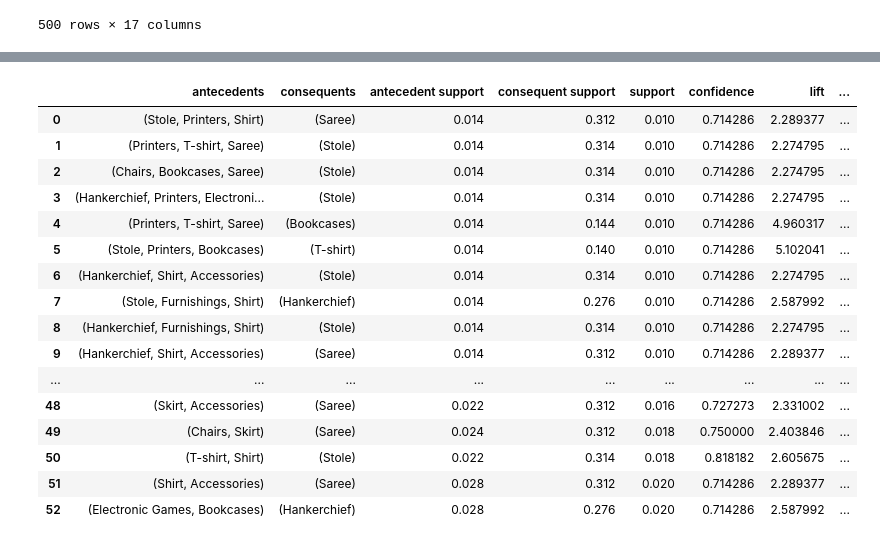
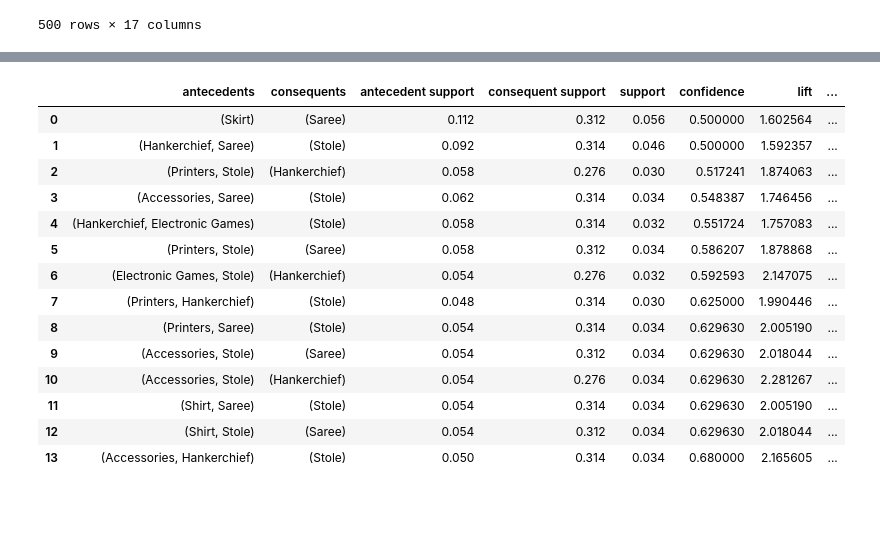
Before and after one commit to JayaWinata/E-Commerce-Market-Basket-Analysis, a Jupyter notebook: market_basket_analysis.ipynb, the cells around one changed output, grey strips where cells are left out. Drawn from its saved outputs; the diff is of its cells as text; code cells hidden in the pictures; blank space fills up the shorter version.

```diff
--- a/market_basket_analysis.ipynb
+++ b/market_basket_analysis.ipynb
@@ -102,5 +110,5 @@ basket_df
 # %%
-frequent_itemsets = apriori(basket_df,min_support=0.01,use_colnames=True).sort_values('support',ascending=False).reset_index(drop=True)
+frequent_itemsets = apriori(basket_df,min_support=0.03,use_colnames=True).sort_values('support',ascending=False).reset_index(drop=True)
 frequent_itemsets
 # %% [output]
 |  | support | itemsets |
@@ -121,21 +144,19 @@ frequent_itemsets
 # %%
-product_assosiation = association_rules(frequent_itemsets,metric='confidence',min_threshold=0.7).sort_values(['support','confidence']).reset_index(drop=True)
+product_assosiation = association_rules(frequent_itemsets,metric='confidence',min_threshold=.5).sort_values(['confidence']).reset_index(drop=True)
 product_assosiation
 # %% [output]
 |  | antecedents | consequents | antecedent support | consequent support | support | confidence | lift | ... |
-| 0 | (Stole, Printers, Shirt) | (Saree) | 0.014 | 0.312 | 0.010 | 0.714286 | 2.289377 | ... |
-| 1 | (Printers, T-shirt, Saree) | (Stole) | 0.014 | 0.314 | 0.010 | 0.714286 | 2.274795 | ... |
-| 2 | (Chairs, Bookcases, Saree) | (Stole) | 0.014 | 0.314 | 0.010 | 0.714286 | 2.274795 | ... |
-| 3 | (Hankerchief, Printers, Electroni... | (Stole) | 0.014 | 0.314 | 0.010 | 0.714286 | 2.274795 | ... |
-| 4 | (Printers, T-shirt, Saree) | (Bookcases) | 0.014 | 0.144 | 0.010 | 0.714286 | 4.960317 | ... |
-| 5 | (Stole, Printers, Bookcases) | (T-shirt) | 0.014 | 0.140 | 0.010 | 0.714286 | 5.102041 | ... |
-| 6 | (Hankerchief, Shirt, Accessories) | (Stole) | 0.014 | 0.314 | 0.010 | 0.714286 | 2.274795 | ... |
-| 7 | (Stole, Furnishings, Shirt) | (Hankerchief) | 0.014 | 0.276 | 0.010 | 0.714286 | 2.587992 | ... |
-| 8 | (Hankerchief, Furnishings, Shirt) | (Stole) | 0.014 | 0.314 | 0.010 | 0.714286 | 2.274795 | ... |
-| 9 | (Hankerchief, Shirt, Accessories) | (Saree) | 0.014 | 0.312 | 0.010 | 0.714286 | 2.289377 | ... |
-| ... | ... | ... | ... | ... | ... | ... | ... | ... |
-| 48 | (Skirt, Accessories) | (Saree) | 0.022 | 0.312 | 0.016 | 0.727273 | 2.331002 | ... |
-| 49 | (Chairs, Skirt) | (Saree) | 0.024 | 0.312 | 0.018 | 0.750000 | 2.403846 | ... |
-| 50 | (T-shirt, Shirt) | (Stole) | 0.022 | 0.314 | 0.018 | 0.818182 | 2.605675 | ... |
-| 51 | (Shirt, Accessories) | (Saree) | 0.028 | 0.312 | 0.020 | 0.714286 | 2.289377 | ... |
-| 52 | (Electronic Games, Bookcases) | (Hankerchief) | 0.028 | 0.276 | 0.020 | 0.714286 | 2.587992 | ... |
+| 0 | (Skirt) | (Saree) | 0.112 | 0.312 | 0.056 | 0.500000 | 1.602564 | ... |
+| 1 | (Hankerchief, Saree) | (Stole) | 0.092 | 0.314 | 0.046 | 0.500000 | 1.592357 | ... |
+| 2 | (Printers, Stole) | (Hankerchief) | 0.058 | 0.276 | 0.030 | 0.517241 | 1.874063 | ... |
+| 3 | (Accessories, Saree) | (Stole) | 0.062 | 0.314 | 0.034 | 0.548387 | 1.746456 | ... |
+| 4 | (Hankerchief, Electronic Games) | (Stole) | 0.058 | 0.314 | 0.032 | 0.551724 | 1.757083 | ... |
+| 5 | (Printers, Stole) | (Saree) | 0.058 | 0.312 | 0.034 | 0.586207 | 1.878868 | ... |
+| 6 | (Electronic Games, Stole) | (Hankerchief) | 0.054 | 0.276 | 0.032 | 0.592593 | 2.147075 | ... |
+| 7 | (Printers, Hankerchief) | (Stole) | 0.048 | 0.314 | 0.030 | 0.625000 | 1.990446 | ... |
+| 8 | (Printers, Saree) | (Stole) | 0.054 | 0.314 | 0.034 | 0.629630 | 2.005190 | ... |
+| 9 | (Accessories, Stole) | (Saree) | 0.054 | 0.312 | 0.034 | 0.629630 | 2.018044 | ... |
+| 10 | (Accessories, Stole) | (Hankerchief) | 0.054 | 0.276 | 0.034 | 0.629630 | 2.281267 | ... |
+| 11 | (Shirt, Saree) | (Stole) | 0.054 | 0.314 | 0.034 | 0.629630 | 2.005190 | ... |
+| 12 | (Shirt, Stole) | (Saree) | 0.054 | 0.312 | 0.034 | 0.629630 | 2.018044 | ... |
+| 13 | (Accessories, Hankerchief) | (Stole) | 0.050 | 0.314 | 0.034 | 0.680000 | 2.165605 | ... |
```
Also changed, not shown: parts of 6 cells of this notebook, 1 other file.
